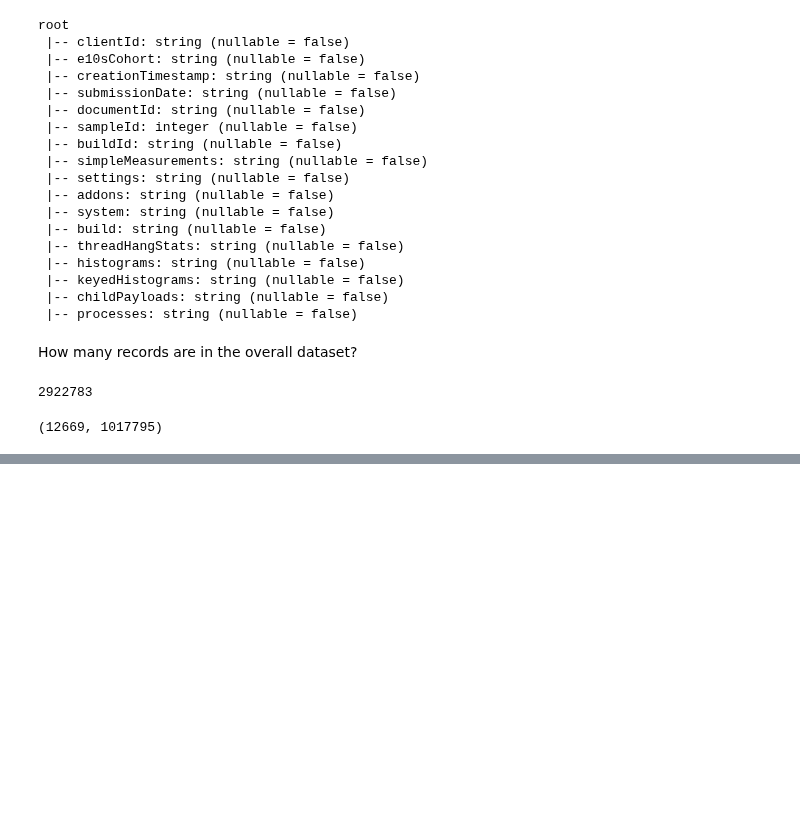
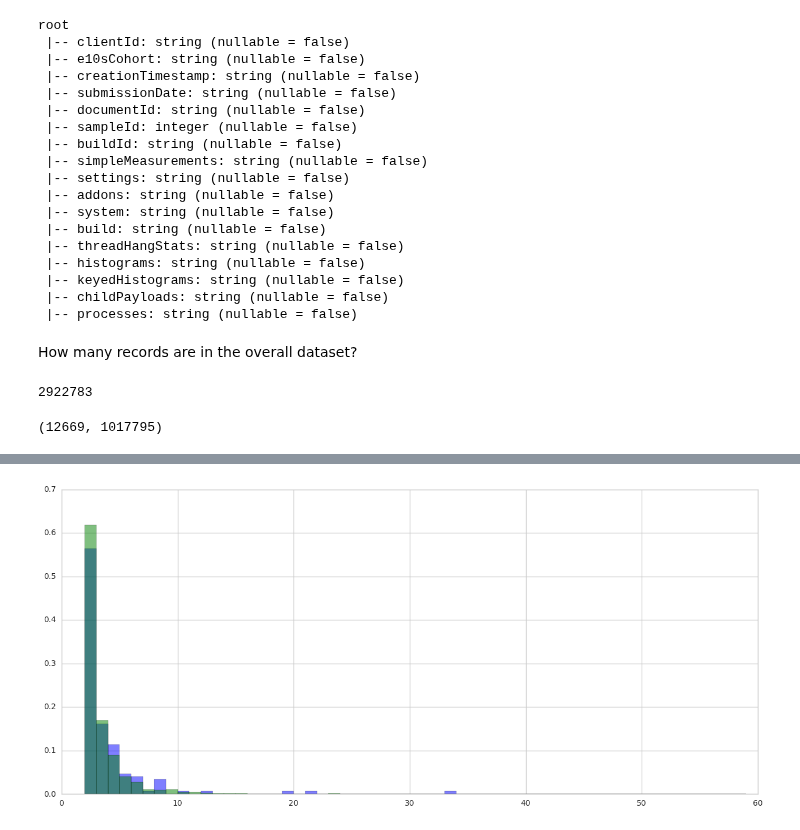
Before and after one commit to benmiroglio/e10s_analyses, a Jupyter notebook: misc/SlowScriptAnalysis.ipynb, the cells around one changed output, grey strips where cells are left out. Saved outputs shown, nothing was run; the diff lists cells and outputs as text; code cells hidden in the pictures; blank space fills up the shorter version.

```diff
--- a/misc/SlowScriptAnalysis.ipynb
+++ b/misc/SlowScriptAnalysis.ipynb
@@ -742,0 +575,9 @@ True
+# %%
+ss_test = [i for i in ss_test if i > 1]
+ss_control = [i for i in ss_control if i > 1]
+
+plt.hist(ss_test, color='blue', alpha=.5, normed=True, bins=range(1, 60))
+plt.hist(ss_control, color='green', alpha=.5, normed=True, bins=range(1, 60))
+plt.show()
+# %% [output]
+[figure, added]
```
Also changed, not shown: parts of 33 cells of this notebook.
